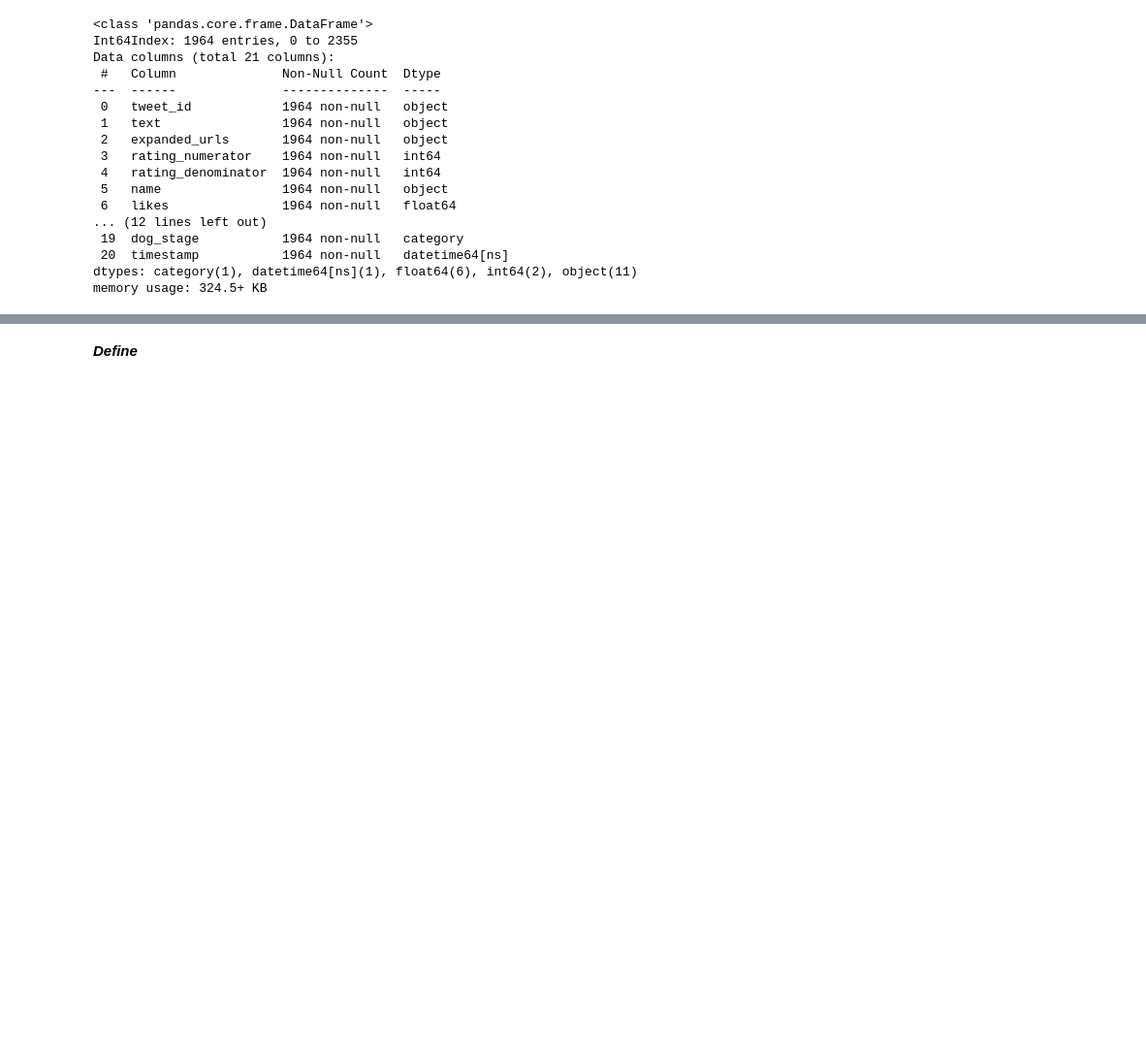
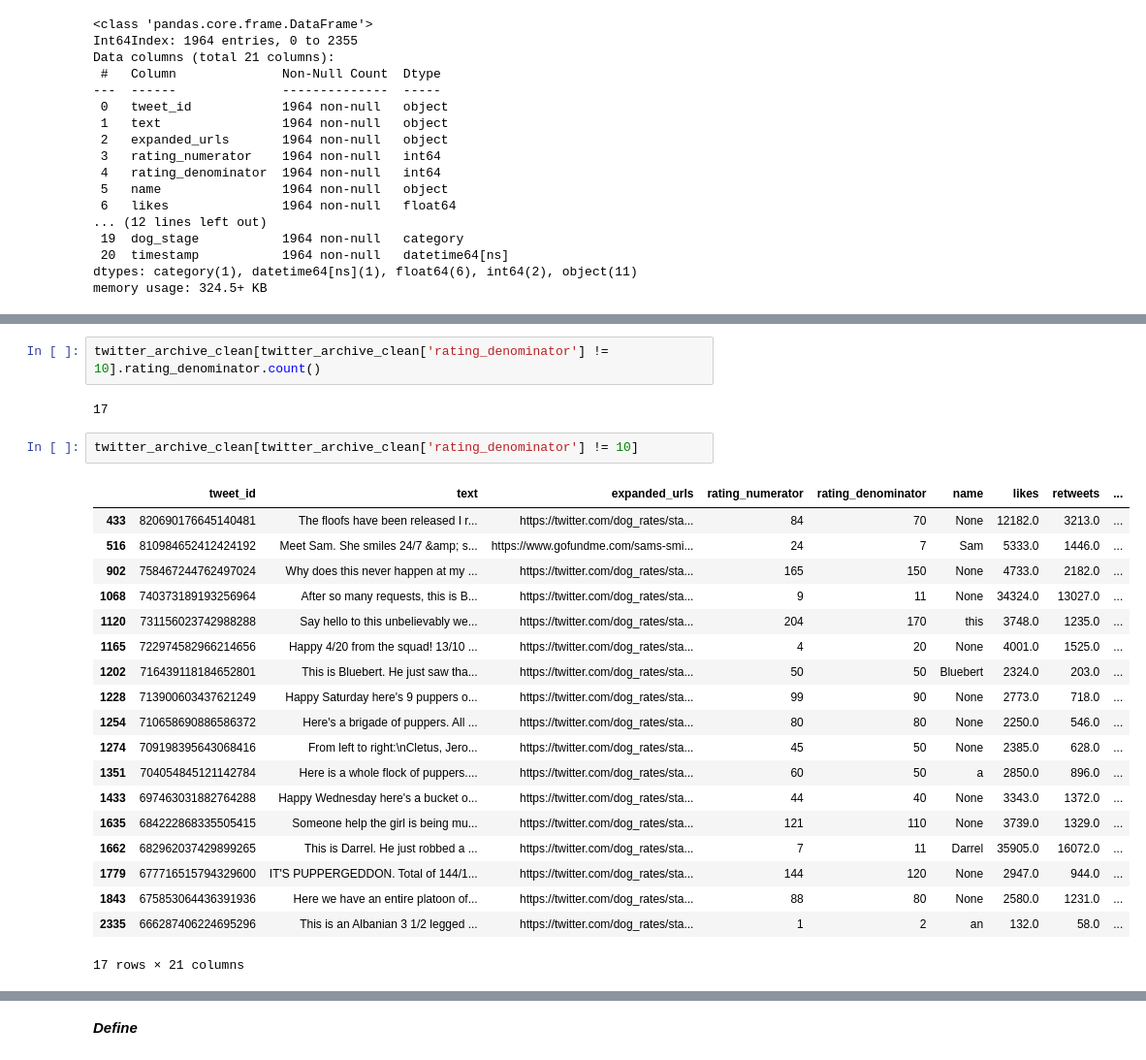
Before and after one commit to Miles-Murphy/data_wrangling_final_project, a Jupyter notebook: wrangle_act.ipynb, the cells around one changed output, grey strips where cells are left out. Shown at 97% size. Saved outputs shown, nothing was run; the diff lists cells and outputs as text; blank space fills up the shorter version.

```diff
--- a/wrangle_act.ipynb
+++ b/wrangle_act.ipynb
@@ -1258,0 +1261,26 @@ memory usage: 324.5+ KB
+# %%
+twitter_archive_clean[twitter_archive_clean['rating_denominator'] != 10].rating_denominator.count()
+# %% [output]
+17
+# %%
+twitter_archive_clean[twitter_archive_clean['rating_denominator'] != 10]
+# %% [output]
+|  | tweet_id | text | expanded_urls | rating_numerator | rating_denominator | name | likes | retweets | ... |
+| 433 | 820690176645140481 | The floofs have been released I r... | https://twitter.com/dog_rates/sta... | 84 | 70 | None | 12182.0 | 3213.0 | ... |
+| 516 | 810984652412424192 | Meet Sam. She smiles 24/7 &amp; s... | https://www.gofundme.com/sams-smi... | 24 | 7 | Sam | 5333.0 | 1446.0 | ... |
+| 902 | 758467244762497024 | Why does this never happen at my ... | https://twitter.com/dog_rates/sta... | 165 | 150 | None | 4733.0 | 2182.0 | ... |
+| 1068 | 740373189193256964 | After so many requests, this is B... | https://twitter.com/dog_rates/sta... | 9 | 11 | None | 34324.0 | 13027.0 | ... |
+| 1120 | 731156023742988288 | Say hello to this unbelievably we... | https://twitter.com/dog_rates/sta... | 204 | 170 | this | 3748.0 | 1235.0 | ... |
+| 1165 | 722974582966214656 | Happy 4/20 from the squad! 13/10 ... | https://twitter.com/dog_rates/sta... | 4 | 20 | None | 4001.0 | 1525.0 | ... |
+| 1202 | 716439118184652801 | This is Bluebert. He just saw tha... | https://twitter.com/dog_rates/sta... | 50 | 50 | Bluebert | 2324.0 | 203.0 | ... |
+| 1228 | 713900603437621249 | Happy Saturday here's 9 puppers o... | https://twitter.com/dog_rates/sta... | 99 | 90 | None | 2773.0 | 718.0 | ... |
+| 1254 | 710658690886586372 | Here's a brigade of puppers. All ... | https://twitter.com/dog_rates/sta... | 80 | 80 | None | 2250.0 | 546.0 | ... |
+| 1274 | 709198395643068416 | From left to right:\nCletus, Jero... | https://twitter.com/dog_rates/sta... | 45 | 50 | None | 2385.0 | 628.0 | ... |
+| 1351 | 704054845121142784 | Here is a whole flock of puppers.... | https://twitter.com/dog_rates/sta... | 60 | 50 | a | 2850.0 | 896.0 | ... |
+| 1433 | 697463031882764288 | Happy Wednesday here's a bucket o... | https://twitter.com/dog_rates/sta... | 44 | 40 | None | 3343.0 | 1372.0 | ... |
+| 1635 | 684222868335505415 | Someone help the girl is being mu... | https://twitter.com/dog_rates/sta... | 121 | 110 | None | 3739.0 | 1329.0 | ... |
+| 1662 | 682962037429899265 | This is Darrel. He just robbed a ... | https://twitter.com/dog_rates/sta... | 7 | 11 | Darrel | 35905.0 | 16072.0 | ... |
+| 1779 | 677716515794329600 | IT'S PUPPERGEDDON. Total of 144/1... | https://twitter.com/dog_rates/sta... | 144 | 120 | None | 2947.0 | 944.0 | ... |
+| 1843 | 675853064436391936 | Here we have an entire platoon of... | https://twitter.com/dog_rates/sta... | 88 | 80 | None | 2580.0 | 1231.0 | ... |
+| 2335 | 666287406224695296 | This is an Albanian 3 1/2 legged ... | https://twitter.com/dog_rates/sta... | 1 | 2 | an | 132.0 | 58.0 | ... |
+17 rows × 21 columns
```
Also changed, not shown: parts of 45 cells of this notebook, 1 other file.
